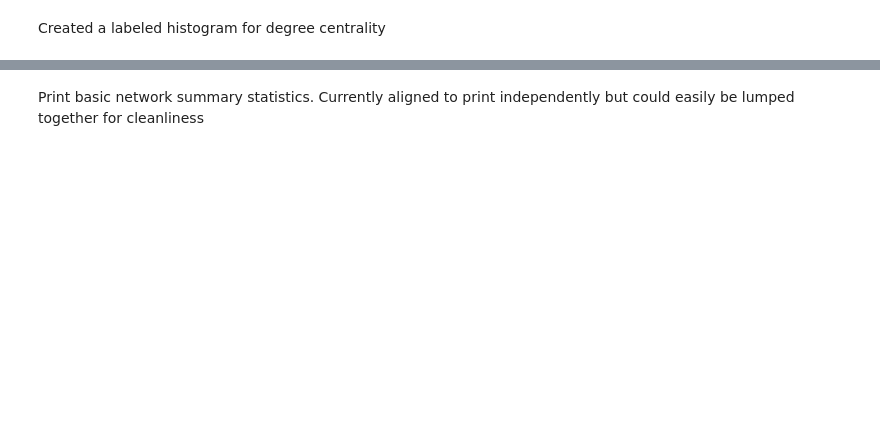
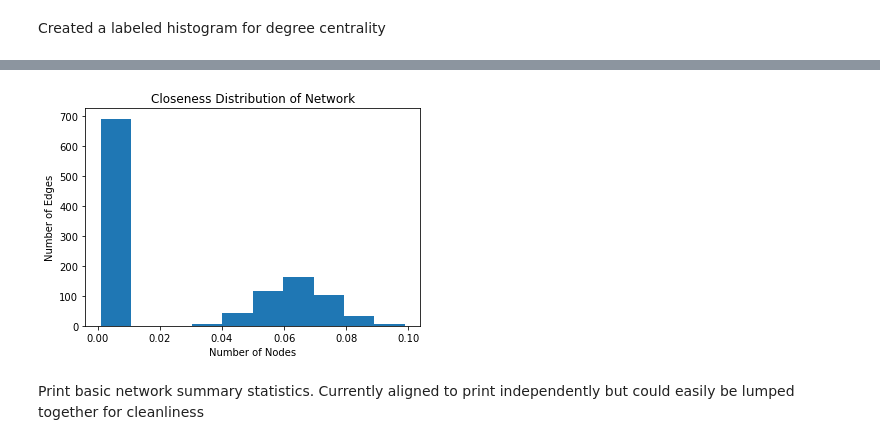
Before and after one commit to clarkpetri/SocialInfluenceModel, a Jupyter notebook: Network Template.ipynb, the cells around one changed output, grey strips where cells are left out. Cells and saved outputs as stored; diff of their text form; code cells hidden in the pictures; blank space fills up the shorter version.

```diff
--- a/Network Template.ipynb
+++ b/Network Template.ipynb
@@ -31,2 +44,11 @@ plt.hist(nx.centrality.closeness_centrality(G).values())
+# %%
+plt.xlabel('Number of Nodes')
+plt.ylabel('Number of Edges')
+plt.title('Closeness Distribution of Network')
+plt.hist(nx.centrality.closeness_centrality(G).values())
+
+plt.show()
+# %% [output]
+[figure, added]
 # %% [markdown]
 Print basic network summary statistics. Currently aligned to print independently but could easily be lumped together for cleanliness
```
Also changed, not shown: parts of 16 cells of this notebook.
